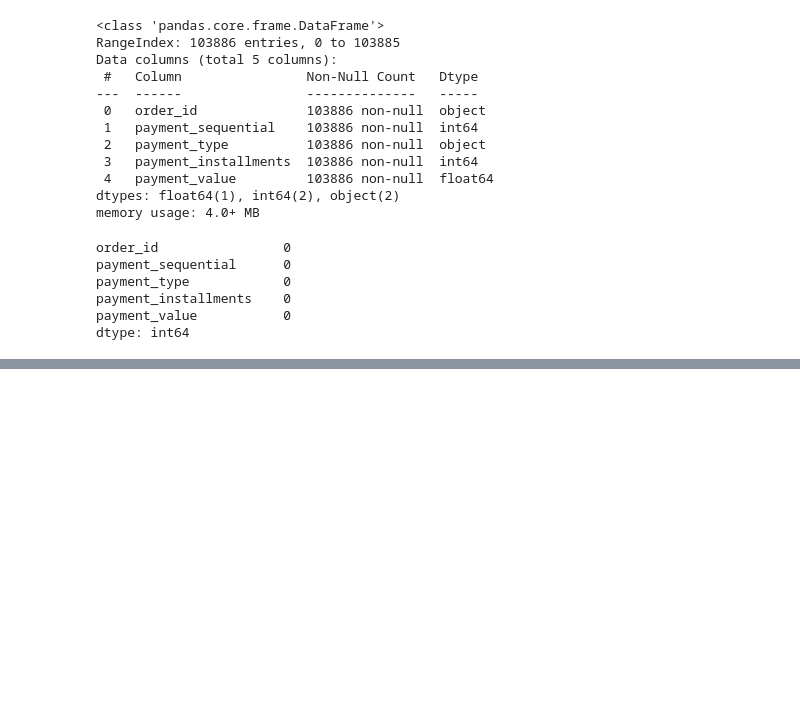
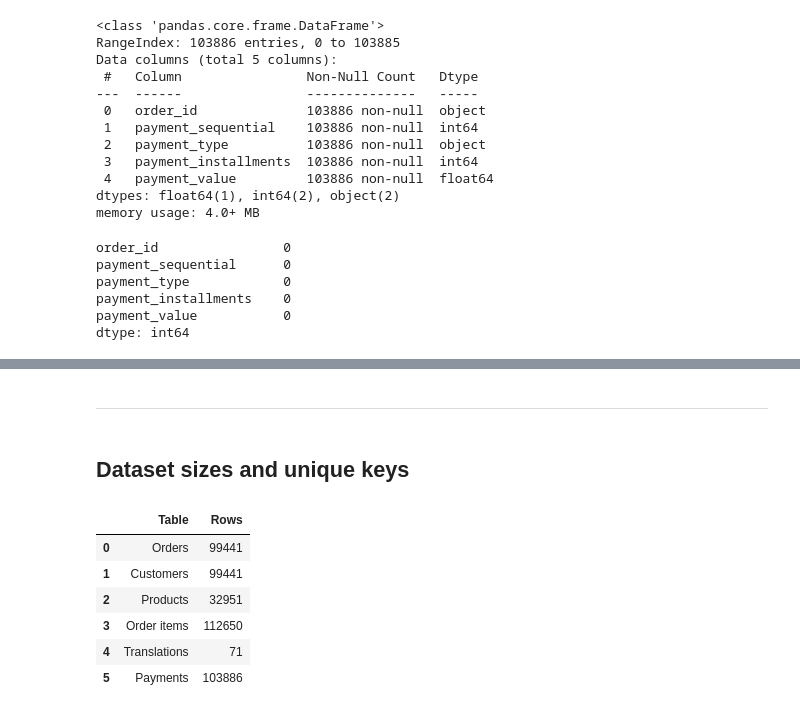
Before and after one commit to MikaelR1/Portfolio-Analytics, a Jupyter notebook: notebooks/eda.ipynb, the cells around one changed output, grey strips where cells are left out. Drawn from its saved outputs; the diff is of its cells as text; code cells hidden in the pictures; blank space fills up the shorter version.

Commit message:
Add dataset size, duplicate row and key checks

```diff
--- a/notebooks/eda.ipynb
+++ b/notebooks/eda.ipynb
@@ -251,0 +260,26 @@ dtype: int64
+# %% [markdown]
+---
+# %% [markdown]
+## Dataset sizes and unique keys
+# %%
+row_counts  = pd.DataFrame({
+    "Table": ["Orders", "Customers", "Products", "Order items","Translations", "Payments"],
+    "Rows":[
+        len(df_orders),
+        len(df_customers),
+        len(df_products),
+        len(df_order_items),
+        len(df_translations),
+        len(df_payments)
+    ]
+})
+
+row_counts
+# %% [output]
+|  | Table | Rows |
+| 0 | Orders | 99441 |
+| 1 | Customers | 99441 |
+| 2 | Products | 32951 |
+| 3 | Order items | 112650 |
+| 4 | Translations | 71 |
+| 5 | Payments | 103886 |
```
Also changed, not shown: parts of 3 cells of this notebook.
